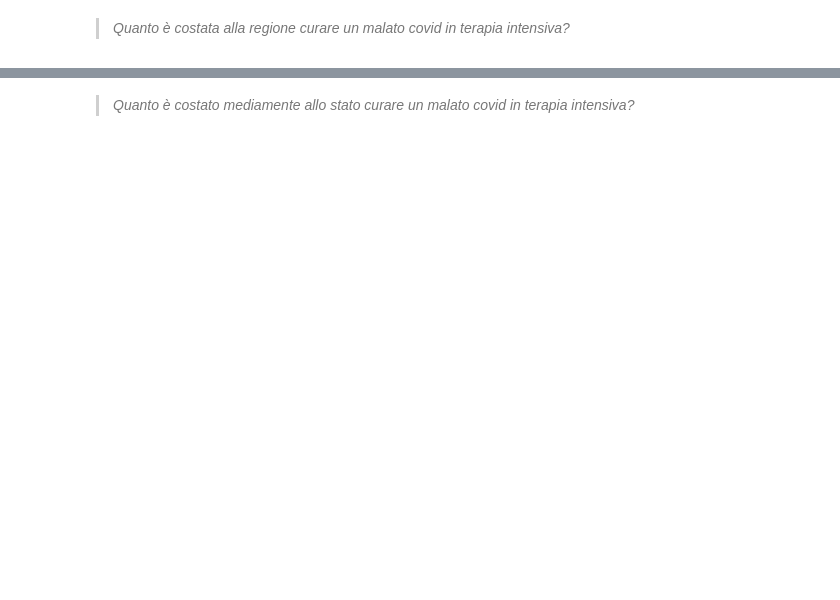
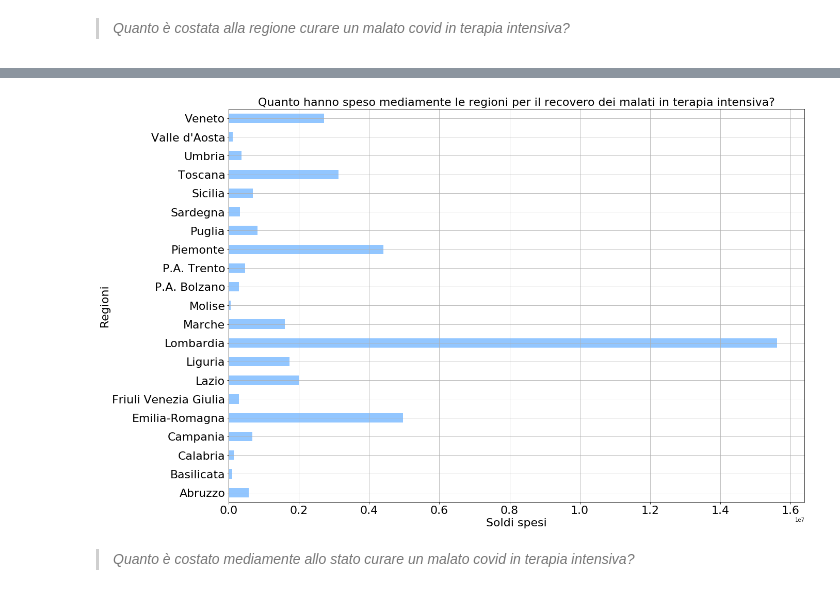
Before and after one commit to MattBlue92/Progetto-APMD-AAGM-2020, a Jupyter notebook: notebooks/DataAnalysis.ipynb, the cells around one changed output, grey strips where cells are left out. Cells and saved outputs as stored; diff of their text form; code cells hidden in the pictures; blank space fills up the shorter version.

```diff
--- a/notebooks/DataAnalysis.ipynb
+++ b/notebooks/DataAnalysis.ipynb
@@ -235,11 +381,14 @@ plt.legend(loc=(1,0.54))
 # %%
 costi_medi_terapia_intensiva=terapiaIntsPerRegioni.median()*1500*14
 costi_medi_terapia_intensiva.plot(kind='barh', figsize=(20,14))
 plt.title('Quanto hanno speso mediamente le regioni per il recovero dei malati in terapia intensiva?', size = 22)
 plt.xlabel('Soldi spesi',size = 22)
 plt.xticks(size=22)
 plt.yticks(size=22)
 plt.ylabel('Regioni', size = 22 )
+plt.grid()
+# %% [output]
+[figure, added]
 # %% [markdown]
 >*Quanto è costato mediamente allo stato curare un malato covid in terapia intensiva?*
 # %%
```
Also changed, not shown: parts of 47 cells of this notebook.
